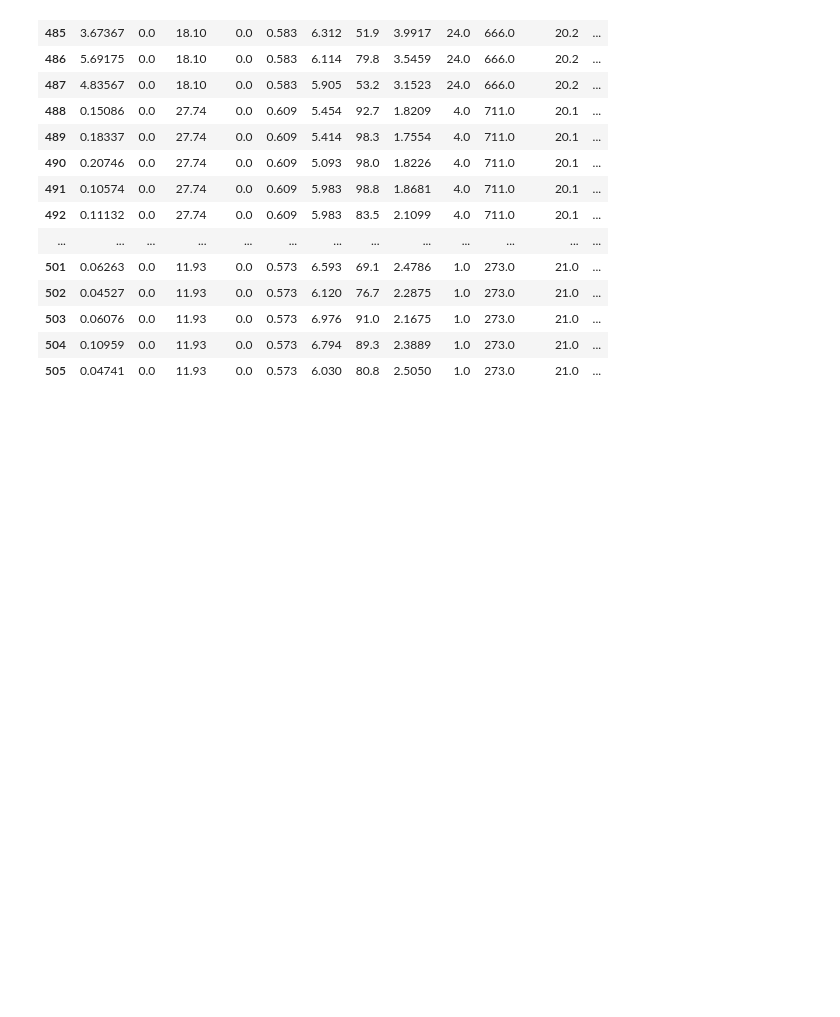
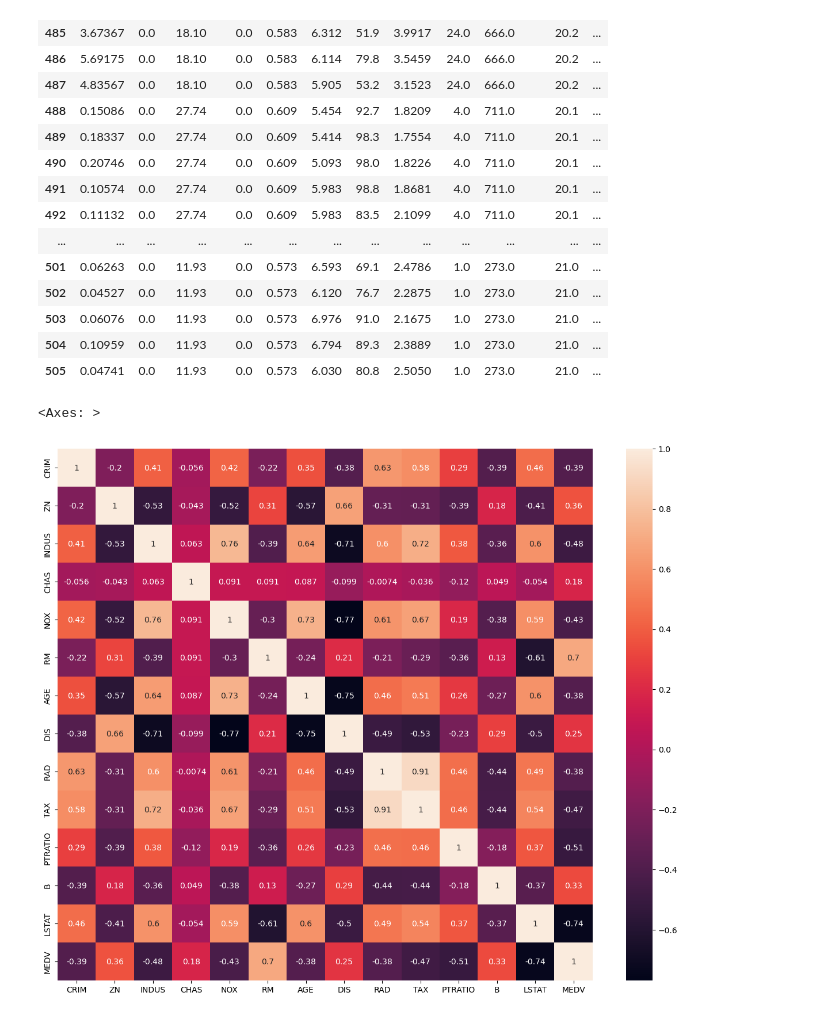
Before and after one commit to IamGatheru/Quants, a Jupyter notebook: Boston_Housing/Boston_Housing.ipynb, the cells around one changed output. Cells and saved outputs as stored; diff of their text form; code cells hidden in the pictures; blank space fills up the shorter version.

```diff
--- a/Boston_Housing/Boston_Housing.ipynb
+++ b/Boston_Housing/Boston_Housing.ipynb
@@ -79,3 +75,10 @@ boston_df.tail(23)
 | 503 | 0.06076 | 0.0 | 11.93 | 0.0 | 0.573 | 6.976 | 91.0 | 2.1675 | 1.0 | 273.0 | 21.0 | ... |
 | 504 | 0.10959 | 0.0 | 11.93 | 0.0 | 0.573 | 6.794 | 89.3 | 2.3889 | 1.0 | 273.0 | 21.0 | ... |
 | 505 | 0.04741 | 0.0 | 11.93 | 0.0 | 0.573 | 6.030 | 80.8 | 2.5050 | 1.0 | 273.0 | 21.0 | ... |
+# %%
+#Exploration
+plt.figure(figsize = (15, 12))
+sns.heatmap(boston_df.corr(), annot = True)
+# %% [output]
+<Axes: >
+[figure, added]
```
Also changed, not shown: parts of 1 cell of this notebook, 1 other file.
